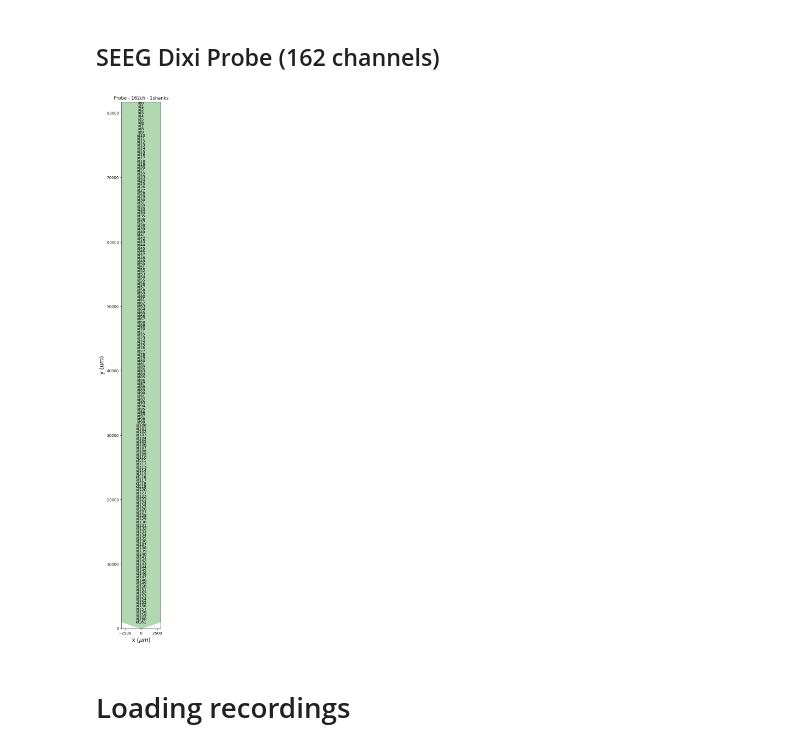
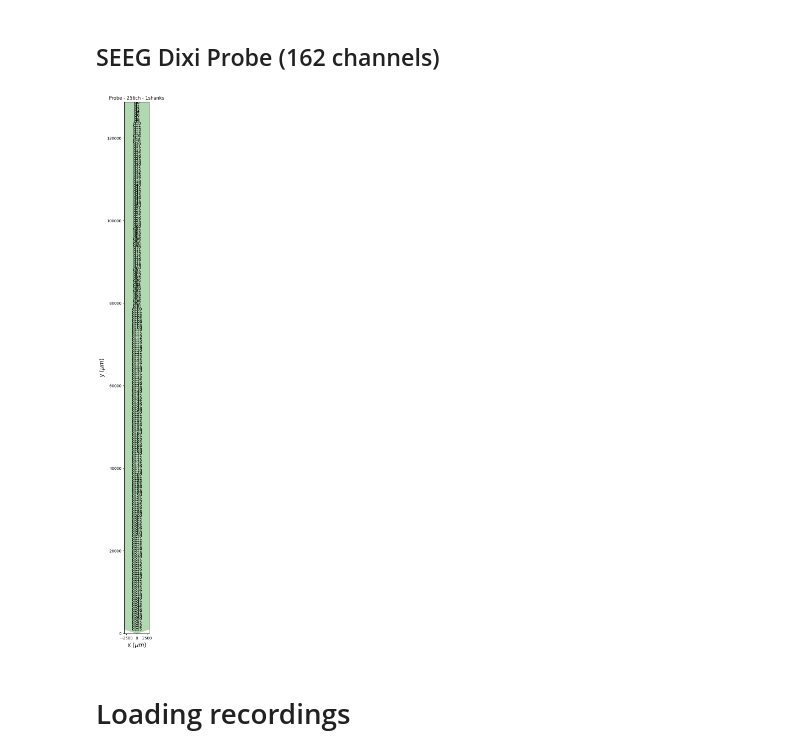
Before and after one commit to mayolabvision/Kilosort4, a Jupyter notebook: SpikeInterface.ipynb, the cells around one changed output. Drawn from its saved outputs; the diff is of its cells as text; code cells hidden in the pictures.

Commit message:
updating kilosort to have some plots

```diff
--- a/SpikeInterface.ipynb
+++ b/SpikeInterface.ipynb
@@ -41,7 +41,7 @@ def create_probe(n_chan, contact_diameter, distanceTipToFirstElectrode, interEle
     probe1 = Probe(ndim=2, si_units='um')
     probe1.set_contacts(positions=np.column_stack((xc, yc)), shapes='circle', shape_params={'radius': contact_diameter/2})
     probe1.set_contact_ids(chanMap)
-    if device_indices is not None:
+    if device_indices:
         probe1.set_device_channel_indices(ripple_indices)
 
     polygon = [(-width, distanceTipToFirstElectrode), (0, 0), (width, distanceTipToFirstElectrode), (width, yc.max()+200), (-width, yc.max()+200)]
@@ -135,29 +135,29 @@ for probe_id in PROBE_IDs:
 # %%
 PROBE_TYPE = 'seeg_dixi_162chan'
 PROBE_IDs = ['dixi1']
 
 # PROBE SPECS (microns)
-n_chan = 162
+n_chan = 256
 contact_diameter = 15
 distanceTipToFirstElectrode = 1000
 interElectrodeSpacing = 500
-#device_indices = np.array([1,2,3,4,5,6,7,8,9,10,11,12,1,2,3,4,5,6,7,8,9,10,11,12,1,2,3,4,5,6,7,8,9,10,1,2,3,4,5,6,7,8,9,10,11,12,1,2,3,4,5,6,7,8,9,10,11,12,13,14,15,16,1,2,3,4,5,6,7,8,9,10,11,12,13,14,15,1,2,3,4,5,6,7,8,9,10,11,12,13,14,15,1,2,3,4,5,6,7,8,9,10,11,12,13,14,15,1,2,3,4,5,6,7,8,9,10,11,12,13,14,15,1,2,3,4,5,6,7,8,9,10,1,2,3,4,5,6,7,8,9,10,11,12,13,14,15,1,2,3,4,5,6,7,8,9,10,11,12,13,14,15])
+device_indices = None
 
 # CREATE PROBE (kilosort and probeInterface)
 probe, probe1 = create_probe(n_chan, contact_diameter, distanceTipToFirstElectrode, interElectrodeSpacing, width=3000)
 
 fig, ax = plt.subplots(figsize=(15, 25))
-if device_indices is not None:
+if device_indices:
     plot_probe(probe1, with_contact_id=True, with_device_index=True, ax=ax)
 else:
     plot_probe(probe1, with_contact_id=True, with_device_index=False, ax=ax)
 plt.show()
 
 for probe_id in PROBE_IDs:
     save_probe(probe, SAVE_PATH / f'{probe_id}.json')
     fig.savefig(SAVE_PATH / f'{probe_id}_{PROBE_TYPE}.png')
 # %% [output]
-[figure, old version]
+[figure, new version]
 # %% [markdown]
 # Loading recordings
 # %%
```
Also changed, not shown: 1 other file.
